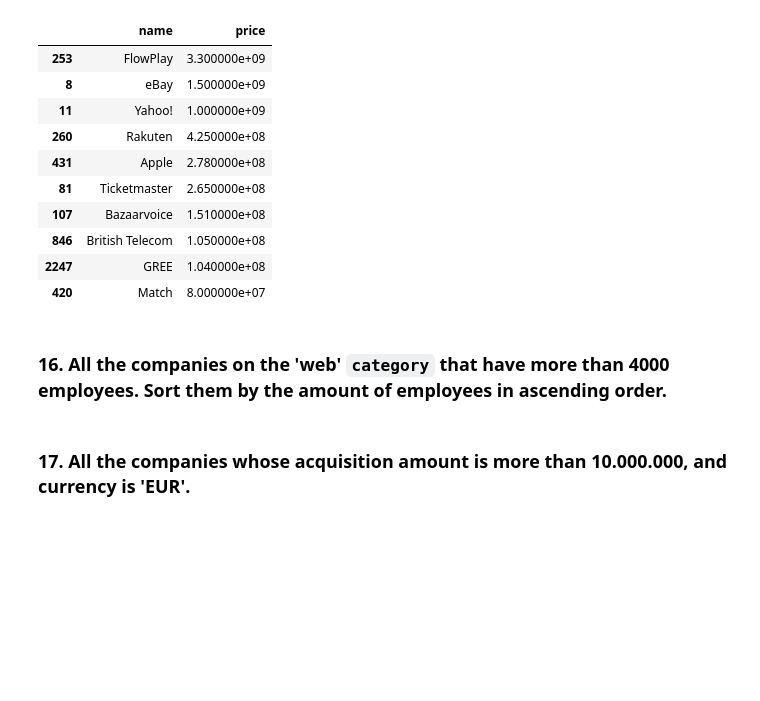
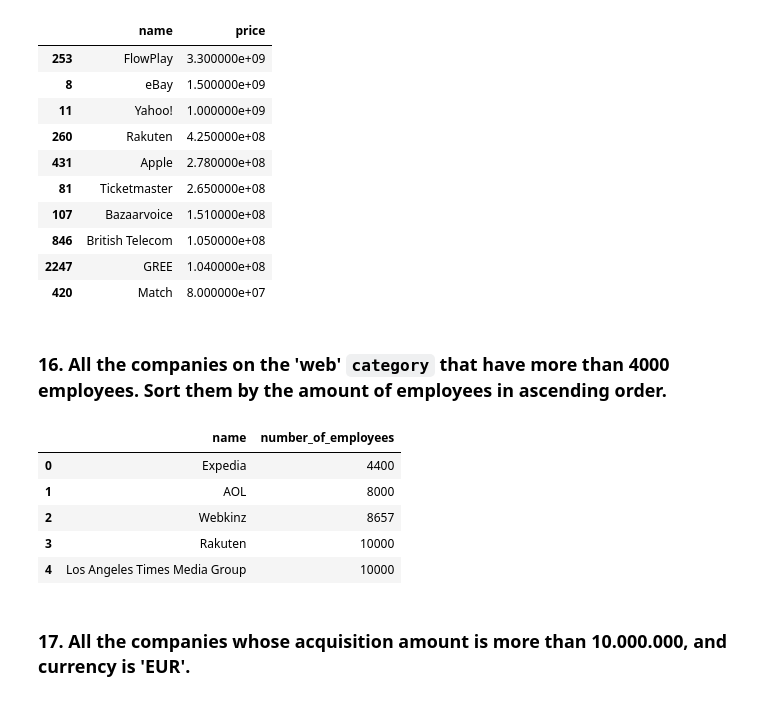
Before and after one commit to Ironhack-Data-Madrid-Abril-2023/3.4-lab_mongo, a Jupyter notebook: your_code/main.ipynb, the cells around one changed output. Cells and saved outputs as stored; diff of their text form; code cells hidden in the pictures; blank space fills up the shorter version.

```diff
--- a/your_code/main.ipynb
+++ b/your_code/main.ipynb
@@ -455,2 +453,18 @@ interesa.head(10)
+# %%
+# Your Code
+query={'$and': [{'category_code': 'web'},
+                {'number_of_employees': {'$gt': 4000}}]}
+select = {'name': 1, 'number_of_employees': 1, '_id': 0}
+
+results = colec.find(query, select).sort('number_of_employees',1)
+df = pd.DataFrame(results)
+df.head()
+# %% [output]
+|  | name | number_of_employees |
+| 0 | Expedia | 4400 |
+| 1 | AOL | 8000 |
+| 2 | Webkinz | 8657 |
+| 3 | Rakuten | 10000 |
+| 4 | Los Angeles Times Media Group | 10000 |
 # %% [markdown]
 ### 17. All the companies whose acquisition amount is more than 10.000.000, and currency is 'EUR'.
```
Also changed, not shown: parts of 6 cells of this notebook.
